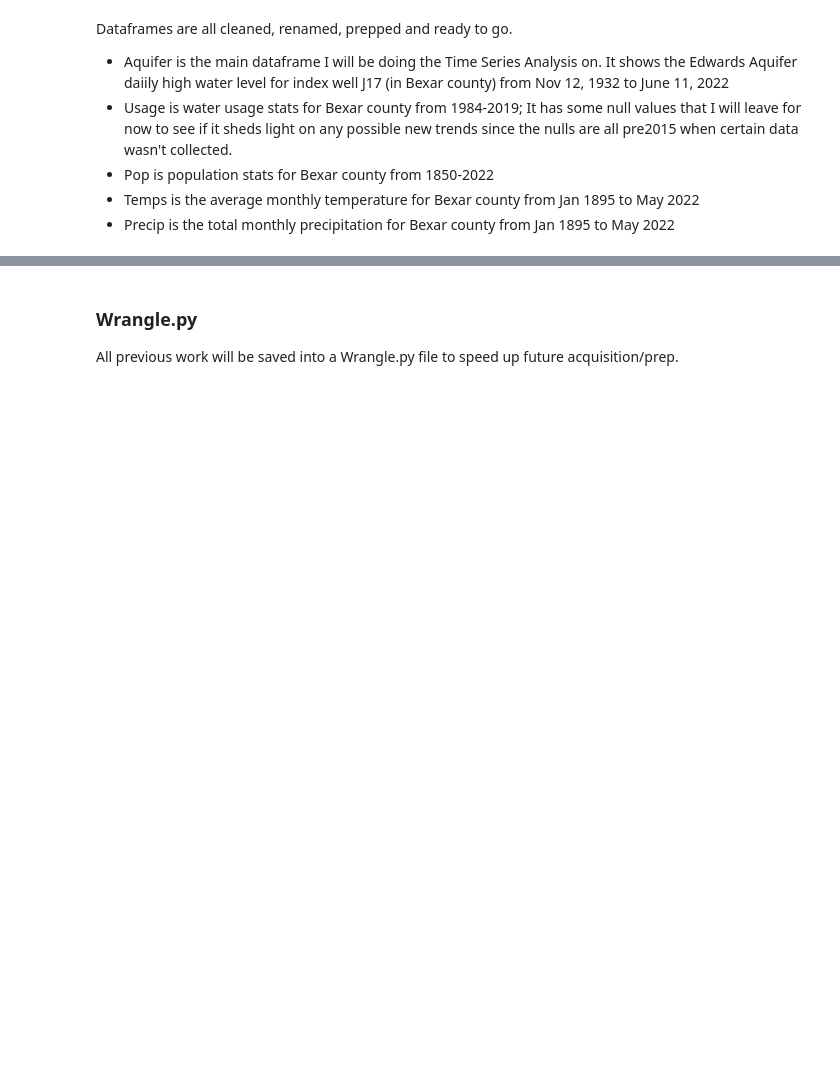
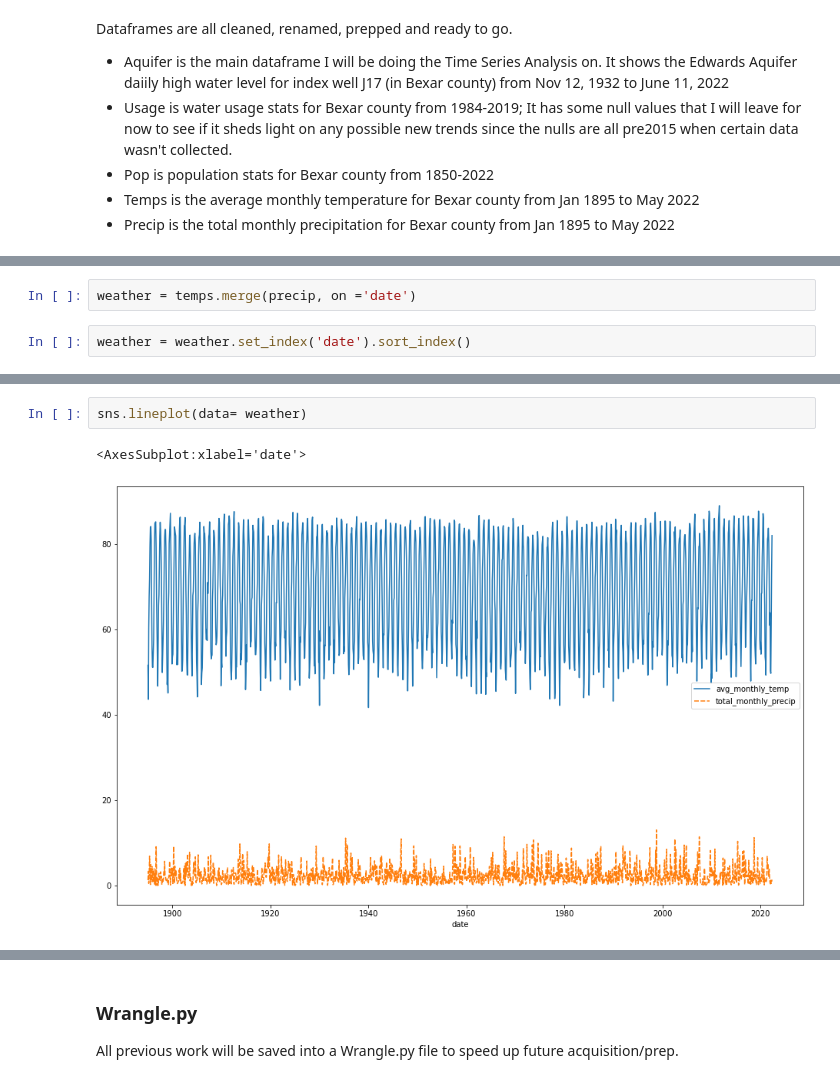
Before and after one commit to AndrewRachuig/edwards_aquifer_project, a Jupyter notebook: initial_working_notebook.ipynb, the cells around one changed output, grey strips where cells are left out. Saved outputs shown, nothing was run; the diff lists cells and outputs as text; blank space fills up the shorter version.

```diff
--- a/initial_working_notebook.ipynb
+++ b/initial_working_notebook.ipynb
@@ -429,0 +436,4 @@ Dataframes are all cleaned, renamed, prepped and ready to go.
+# %%
+weather = temps.merge(precip, on ='date')
+# %%
+weather = weather.set_index('date').sort_index()
@@ -429,0 +450,5 @@ Dataframes are all cleaned, renamed, prepped and ready to go.
+# %%
+sns.lineplot(data= weather)
+# %% [output]
+<AxesSubplot:xlabel='date'>
+[figure, added]
```
Also changed, not shown: parts of 15 cells of this notebook.
